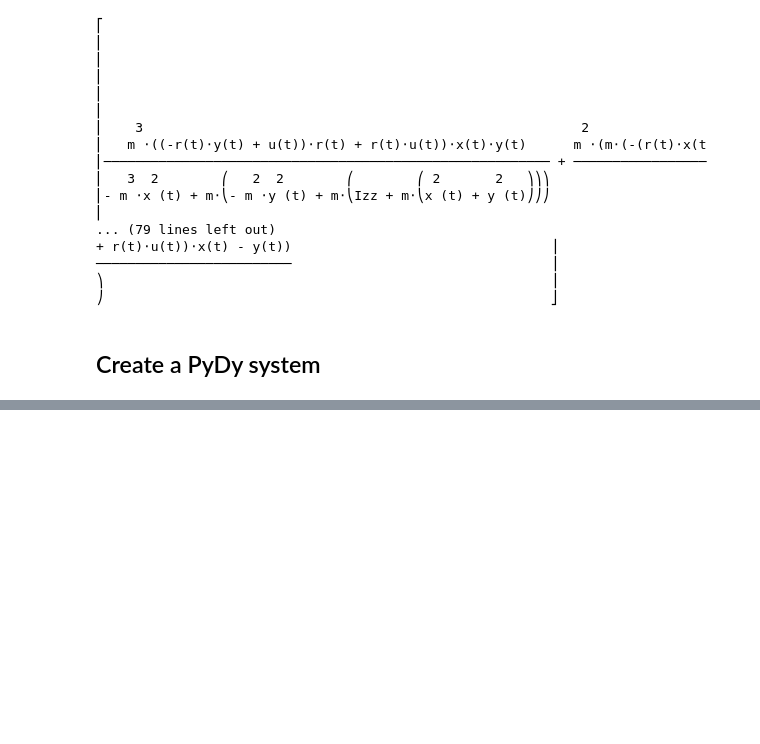
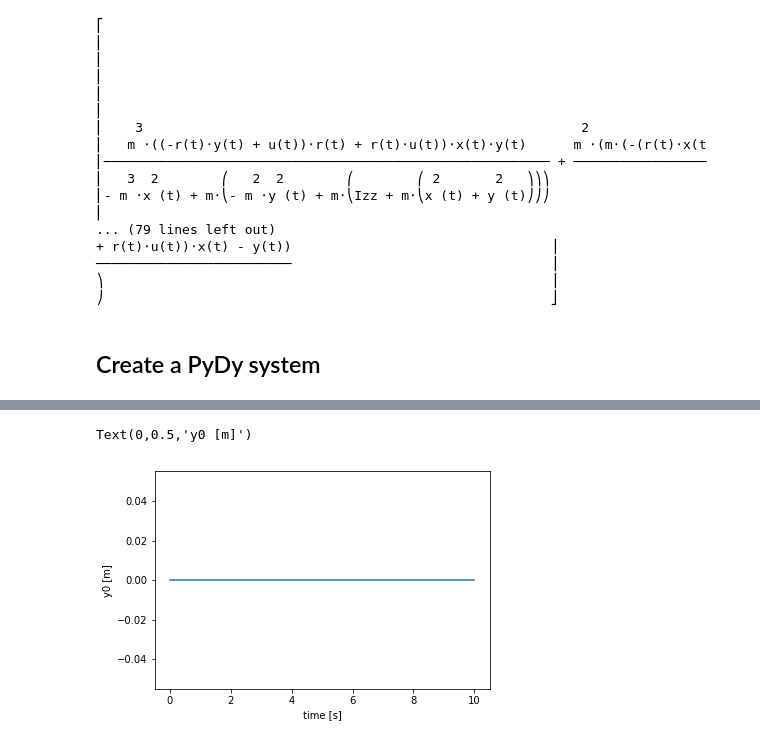
Before and after one commit to martinlarsalbert/ForceMan, a Jupyter notebook: 3DOF.ipynb, the cells around one changed output, grey strips where cells are left out. Drawn from its saved outputs; the diff is of its cells as text; code cells hidden in the pictures; blank space fills up the shorter version.

```diff
--- a/3DOF.ipynb
+++ b/3DOF.ipynb
@@ -132,0 +161,8 @@ ax.plot(times,result[:,0])
+# %%
+fig,ax = plt.subplots()
+ax.plot(times,y0_sim)
+ax.set_xlabel('time [s]')
+ax.set_ylabel('y0 [m]')
+# %% [output]
+Text(0,0.5,'y0 [m]')
+[figure, added]
```
Also changed, not shown: parts of 9 cells of this notebook.
